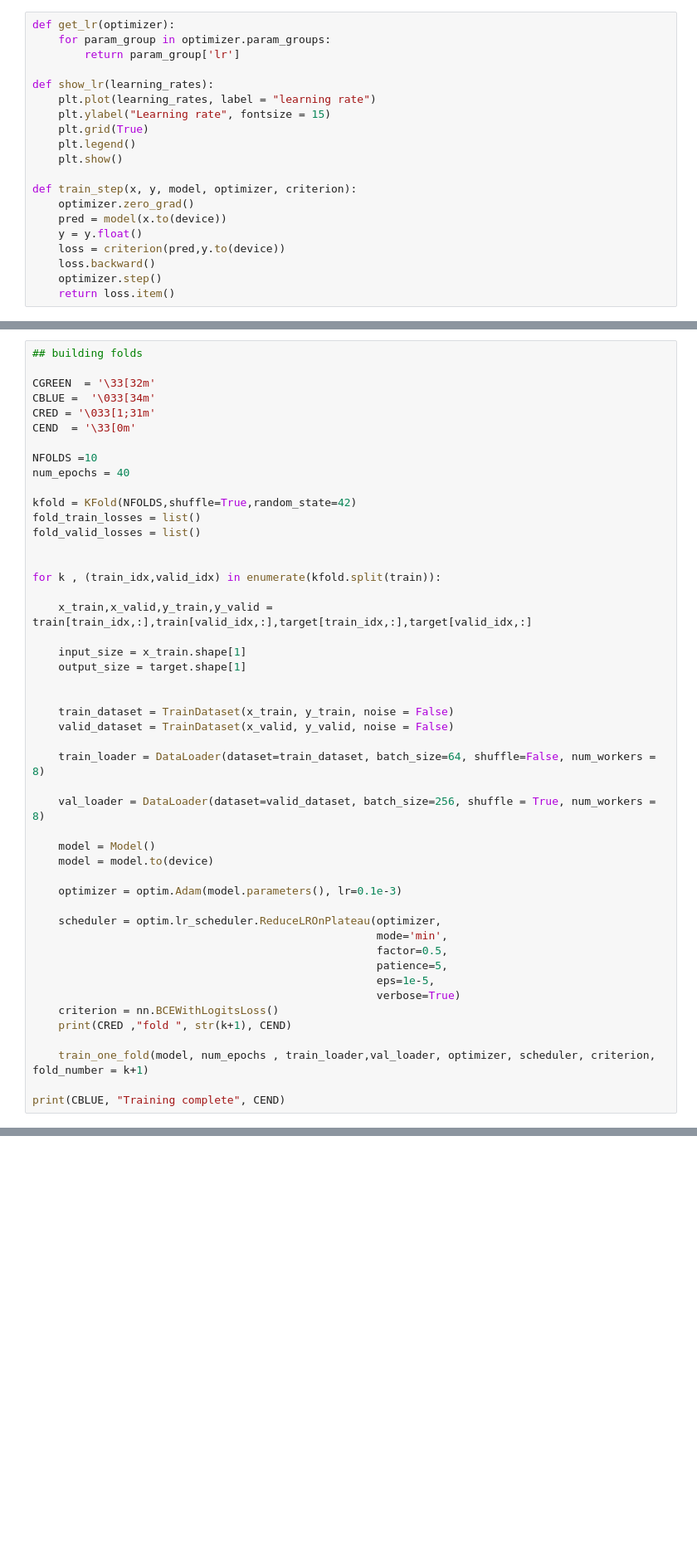
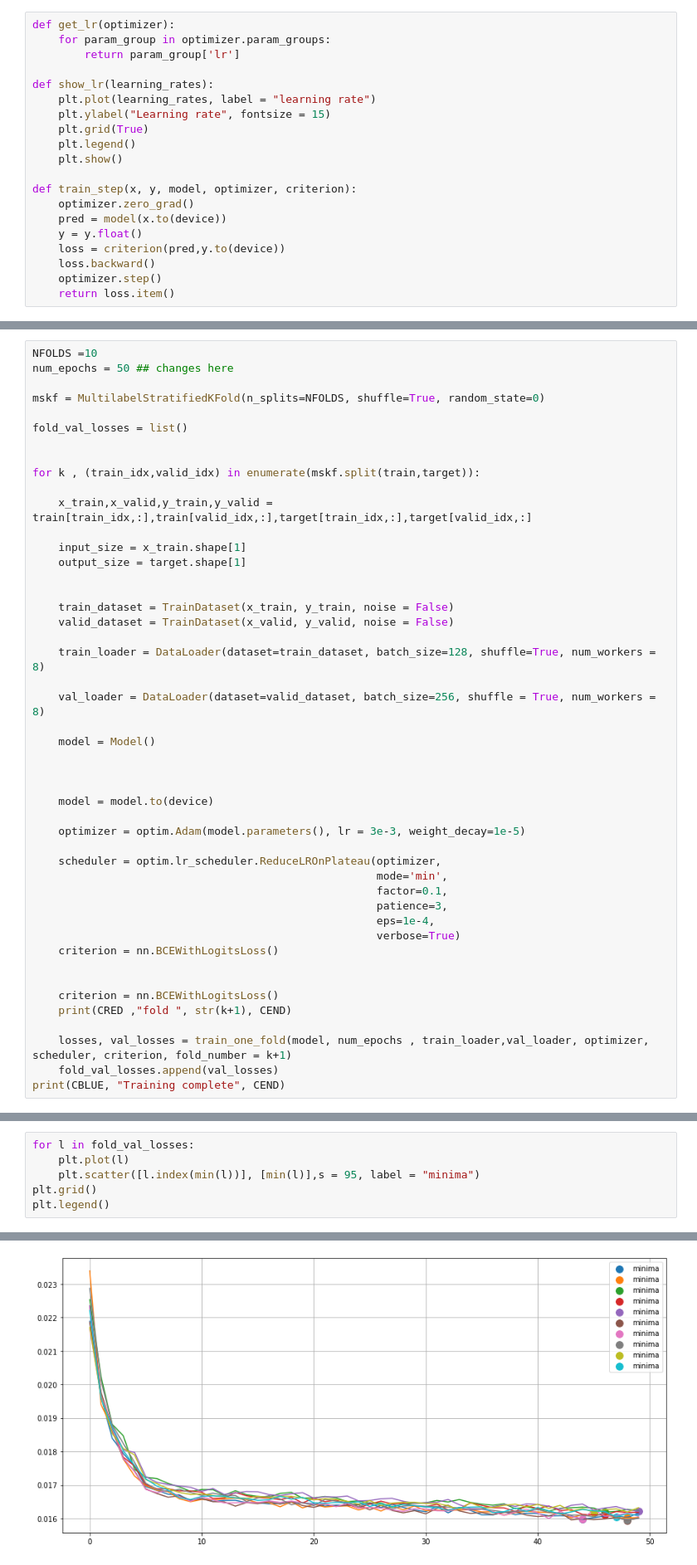
Before and after one commit to Mainakdeb/moa-classification, a Jupyter notebook: moa-classification.ipynb, the cells around one changed output, grey strips where cells are left out. Shown: that part at 83% size. Saved outputs shown, nothing was run; the diff lists cells and outputs as text; blank space fills up the shorter version.

Commit message:
revamp preprocess, feat selection, MultiLabelStratifiedKFold, smaller model

```diff
--- a/moa-classification.ipynb
+++ b/moa-classification.ipynb
@@ -307,22 +299,15 @@ def train_one_fold(model,num_epochs , train_loader,val_loader, optimizer, schedu
 
     return losses, val_losses
 # %%
-## building folds
+NFOLDS =10
+num_epochs = 50 ## changes here
 
-CGREEN  = '\33[32m'
-CBLUE =  '\033[34m'
-CRED = '\033[1;31m'
-CEND  = '\33[0m'
+mskf = MultilabelStratifiedKFold(n_splits=NFOLDS, shuffle=True, random_state=0)
 
-NFOLDS =10
-num_epochs = 40
-
-kfold = KFold(NFOLDS,shuffle=True,random_state=42)
-fold_train_losses = list()
-fold_valid_losses = list()
+fold_val_losses = list()
 
 
-for k , (train_idx,valid_idx) in enumerate(kfold.split(train)):
+for k , (train_idx,valid_idx) in enumerate(mskf.split(train,target)):
 
     x_train,x_valid,y_train,y_valid = train[train_idx,:],train[valid_idx,:],target[train_idx,:],target[valid_idx,:]
 
@@ -333,24 +318,30 @@ for k , (train_idx,valid_idx) in enumerate(kfold.split(train)):
     train_dataset = TrainDataset(x_train, y_train, noise = False)
     valid_dataset = TrainDataset(x_valid, y_valid, noise = False)
 
-    train_loader = DataLoader(dataset=train_dataset, batch_size=64, shuffle=False, num_workers = 8)
+    train_loader = DataLoader(dataset=train_dataset, batch_size=128, shuffle=True, num_workers = 8)
 
     val_loader = DataLoader(dataset=valid_dataset, batch_size=256, shuffle = True, num_workers = 8)
 
     model = Model()
+
+
+
     model = model.to(device)
 
-    optimizer = optim.Adam(model.parameters(), lr=0.1e-3)
+    optimizer = optim.Adam(model.parameters(), lr = 3e-3, weight_decay=1e-5)
 
     scheduler = optim.lr_scheduler.ReduceLROnPlateau(optimizer,
                                                      mode='min',
-                                                     factor=0.5,
-                                                     patience=5,
-                                                     eps=1e-5,
+                                                     factor=0.1,
+                                                     patience=3,
+                                                     eps=1e-4,
                                                      verbose=True)
+    criterion = nn.BCEWithLogitsLoss()
+
+
     criterion = nn.BCEWithLogitsLoss()
     print(CRED ,"fold ", str(k+1), CEND)
 
-    train_one_fold(model, num_epochs , train_loader,val_loader, optimizer, scheduler, criterion, fold_number = k+1)
-
+    losses, val_losses = train_one_fold(model, num_epochs , train_loader,val_loader, optimizer, scheduler, criterion, fold_number = k+1)
+    fold_val_losses.append(val_losses)
 print(CBLUE, "Training complete", CEND)
@@ -356,0 +367,7 @@ print(CBLUE, "Training complete", CEND)
+# %%
+for l in fold_val_losses:
+    plt.plot(l)
+    plt.scatter([l.index(min(l))], [min(l)],s = 95, label = "minima")
+plt.grid()
+plt.legend()
+# %% [output]
@@ -357,3 +375,4 @@ print(CBLUE, "Training complete", CEND)
+[figure, added]
 # %%
 all_models = [Model() for i in range (NFOLDS)]
 
```
Also changed, not shown: parts of 27 cells of this notebook.
